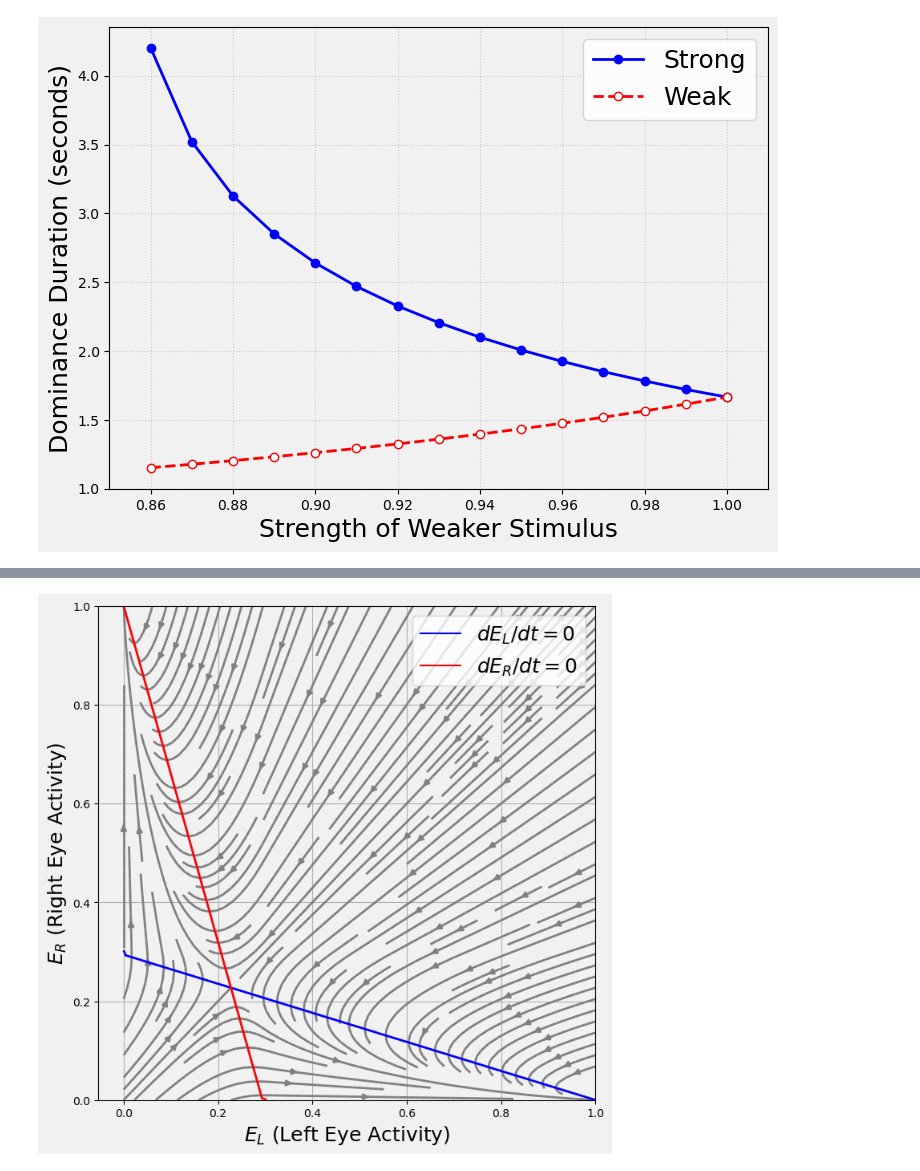
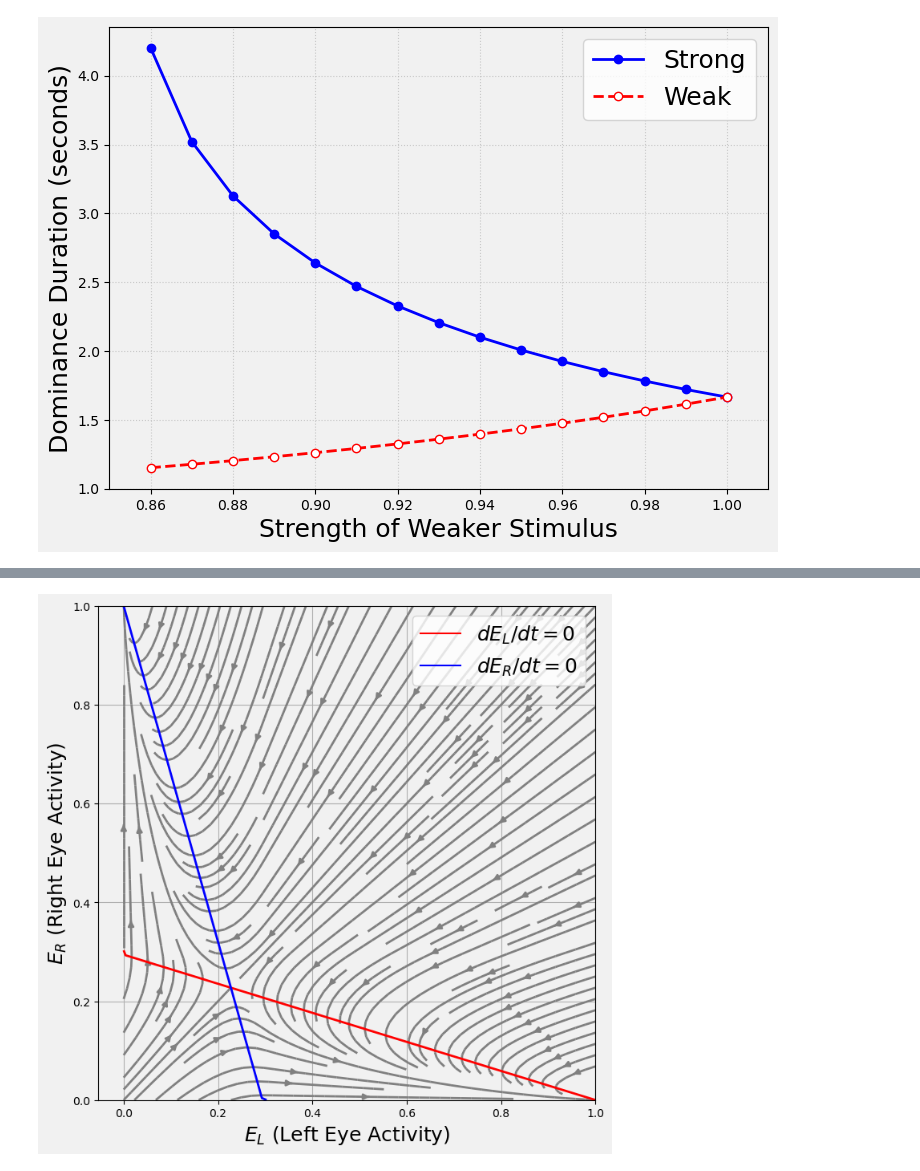
Before and after one commit to kavyavijaysankar/Binocular-Rivalry-and-Rivalry-Memory, a Jupyter notebook: simulations.ipynb, the cells around one changed output, grey strips where cells are left out. Drawn from its saved outputs; the diff is of its cells as text; code cells hidden in the pictures.

```diff
--- a/simulations.ipynb
+++ b/simulations.ipynb
@@ -228,5 +223,5 @@ plt.show()
 # %%
-# Phase plane when H is treated as a constant - tau_h >> tau
+# phase plane diagram
 
 M = 1.0
 a = 3.4
@@ -236,56 +231,38 @@ tau = 15.0
 L = 1.0
 R = 1.0
 
+# Jacobian Calculations
 J_11 = (-1 + M * epsilon) / tau
 J_12 = (-M * a) / tau
 J_21 = (-M * a) / tau
 J_22 = (-1 + M * epsilon) / tau
-
 jacobian = np.array([[J_11, J_12],
                      [J_21, J_22]])
-
-# Calculate Eigenvalues
 eigenvalues = np.linalg.eigvals(jacobian)
 max_eigenvalue = np.max(np.real(eigenvalues))
 
 HL_fixed = 0.0
 HR_fixed = 0.0
 
-# Define range for EL and ER
 E_range = np.linspace(0, 1.0, 100)
 E_grid_L, E_grid_R = np.meshgrid(E_range, E_range)
 
-# Calculate Nullclines (where dE/dt = 0)
-
-nc_L_y = (M*(L - g*HL_fixed) - E_range*(1 - M*epsilon)) / (M*a)
-
-# Nullcline for ER: ER = M * [R - a*EL + eps*ER - g*HR]+
-
+# derivatives for the vector field
 dEL = (-E_grid_L + M * np.maximum(L - a * E_grid_R + epsilon * E_grid_L - g * HL_fixed, 0)) / tau
 dER = (-E_grid_R + M * np.maximum(R - a * E_grid_L + epsilon * E_grid_R - g * HR_fixed, 0)) / tau
 
-# Plot
 fig = plt.figure(figsize=(8, 8))
 fig.patch.set_facecolor('#f1f1f1')
 plt.gca().set_facecolor('#f1f1f1')
-# plt.title(f"Fast System Phase Plane)", fontsize=20)
 plt.xlabel("$E_L$ (Left Eye Activity)", fontsize=18)
 plt.ylabel("$E_R$ (Right Eye Activity)", fontsize=18)
-
-# Streamplot to show flow
 plt.streamplot(E_range, E_range, dEL, dER, color='gray', linewidth=2, density=1.5)
-
-# Plot Nullclines (approximate via contour)
-plt.contour(E_grid_L, E_grid_R, dEL, levels=[0], colors='blue', linewidths=2, label='EL Nullcline')
-plt.contour(E_grid_L, E_grid_R, dER, levels=[0], colors='red', linewidths=2, label='ER Nullcline')
-
-# Add legend (proxy artists)
-import matplotlib.lines as mlines
-blue_line = mlines.Line2D([], [], color='blue', label='$dE_L/dt = 0$')
-red_line = mlines.Line2D([], [], color='red', label='$dE_R/dt = 0$')
-plt.legend(handles=[blue_line, red_line], loc='upper right', prop={'size': 18, 'weight': 'bold'})
-
+plt.contour(E_grid_L, E_grid_R, dEL, levels=[0], colors='red', linewidths=2)
+plt.contour(E_grid_L, E_grid_R, dER, levels=[0], colors='blue', linewidths=2)
+red_line = mlines.Line2D([], [], color='red', label='$dE_L/dt = 0$')
+blue_line = mlines.Line2D([], [], color='blue', label='$dE_R/dt = 0$')
+plt.legend(handles=[red_line, blue_line], loc='upper right', prop={'size': 18, 'weight': 'bold'})
 plt.grid(True)
 plt.show()
 # %% [output]
-[figure, old version]
+[figure, new version]
```
Also changed, not shown: parts of 6 cells of this notebook.
